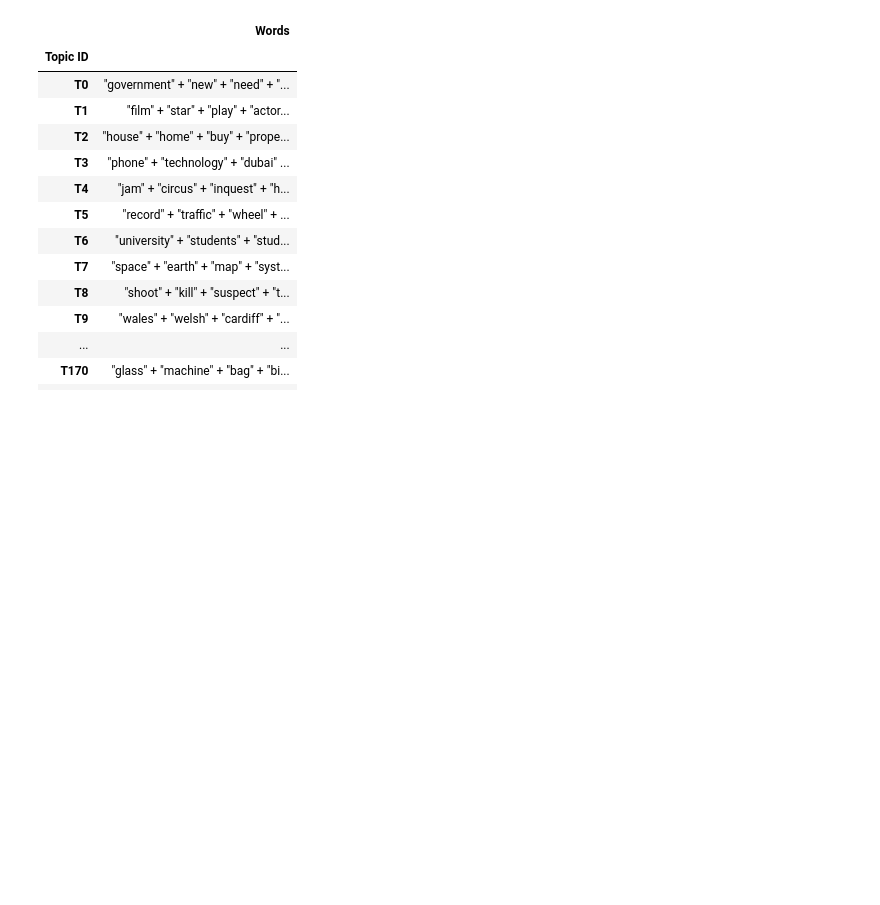
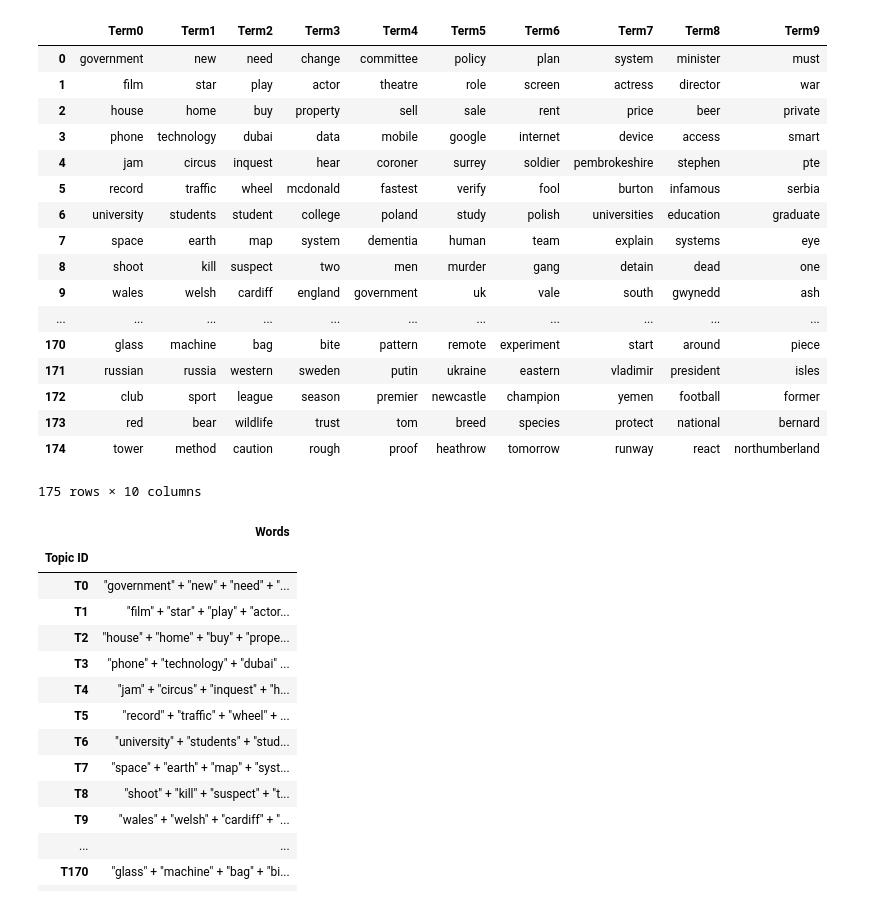
Before and after one commit to jlin106/TopicModelingBBCNews, a Jupyter notebook: create_topicwordscsv.ipynb, the cells around one changed output. Drawn from its saved outputs; the diff is of its cells as text; code cells hidden in the pictures; blank space fills up the shorter version.

```diff
--- a/create_topicwordscsv.ipynb
+++ b/create_topicwordscsv.ipynb
@@ -9,3 +9,33 @@ import pandas as pd
 # %%
 # import lda model
 model =  gensim.models.LdaModel.load('lda_model175')
+# %%
+topics = [str(x) for x in range(175)]
+term_ids = ['Term0', 'Term1', 'Term2', 'Term3', 'Term4', 'Term5', 'Term6', 'Term7', 'Term8', 'Term9']
+onlyterms_df = pd.DataFrame(index = topics, columns = term_ids)
+# %%
+for x in range(175):
+    terms = re.sub('[0123456789.*""]', '', model.print_topic(x)).split(' + ')
+    for y in range(10):
+        col = 'Term'+str(y)
+        onlyterms_df.iloc[x, onlyterms_df.columns.get_loc(col)] = terms[y]
+onlyterms_df
+# %% [output]
+|  | Term0 | Term1 | Term2 | Term3 | Term4 | Term5 | Term6 | Term7 | Term8 | Term9 |
+| 0 | government | new | need | change | committee | policy | plan | system | minister | must |
+| 1 | film | star | play | actor | theatre | role | screen | actress | director | war |
+| 2 | house | home | buy | property | sell | sale | rent | price | beer | private |
+| 3 | phone | technology | dubai | data | mobile | google | internet | device | access | smart |
+| 4 | jam | circus | inquest | hear | coroner | surrey | soldier | pembrokeshire | stephen | pte |
+| 5 | record | traffic | wheel | mcdonald | fastest | verify | fool | burton | infamous | serbia |
+| 6 | university | students | student | college | poland | study | polish | universities | education | graduate |
+| 7 | space | earth | map | system | dementia | human | team | explain | systems | eye |
+| 8 | shoot | kill | suspect | two | men | murder | gang | detain | dead | one |
+| 9 | wales | welsh | cardiff | england | government | uk | vale | south | gwynedd | ash |
+| ... | ... | ... | ... | ... | ... | ... | ... | ... | ... | ... |
+| 170 | glass | machine | bag | bite | pattern | remote | experiment | start | around | piece |
+| 171 | russian | russia | western | sweden | putin | ukraine | eastern | vladimir | president | isles |
+| 172 | club | sport | league | season | premier | newcastle | champion | yemen | football | former |
+| 173 | red | bear | wildlife | trust | tom | breed | species | protect | national | bernard |
+| 174 | tower | method | caution | rough | proof | heathrow | tomorrow | runway | react | northumberland |
+175 rows × 10 columns
```
Also changed, not shown: parts of 1 cell of this notebook.
